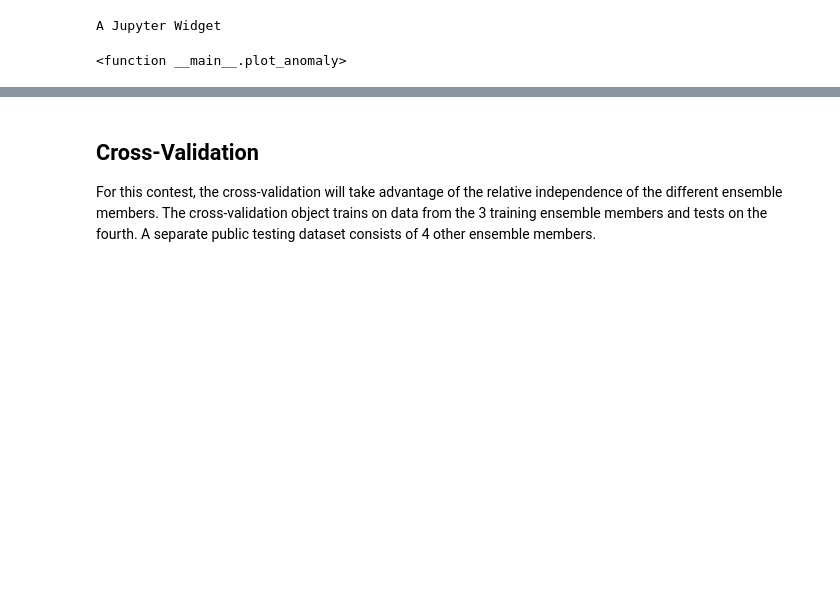
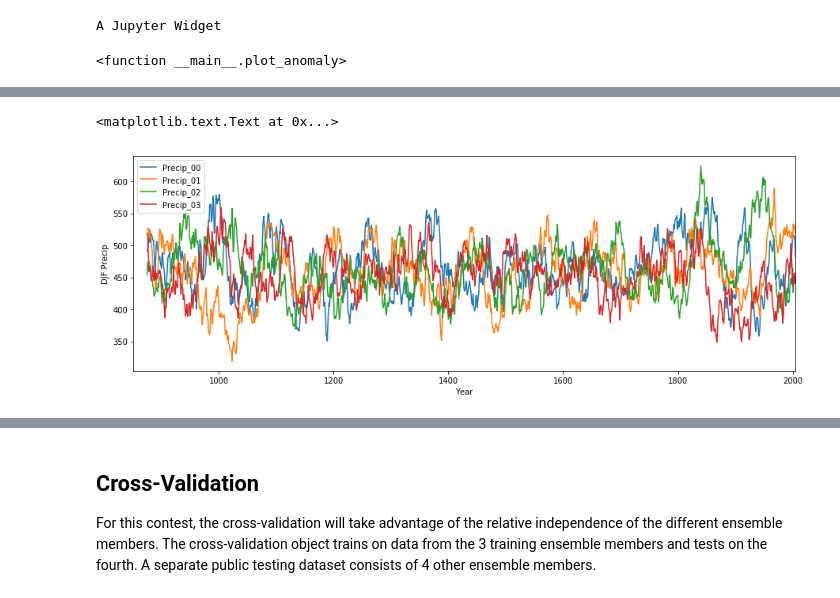
Before and after one commit to ramp-kits/california_rainfall, a Jupyter notebook: california_rainfall_starting_kit.ipynb, the cells around one changed output, grey strips where cells are left out. Cells and saved outputs as stored; diff of their text form; code cells hidden in the pictures; blank space fills up the shorter version.

```diff
--- a/california_rainfall_starting_kit.ipynb
+++ b/california_rainfall_starting_kit.ipynb
@@ -131,0 +142,7 @@ A Jupyter Widget
+# %%
+rain_data = pd.read_csv("data/train_precip.csv", index_col="Year")
+rain_data.rolling(25).mean().plot(figsize=(15, 5))
+plt.ylabel("DJF Precip")
+# %% [output]
+<matplotlib.text.Text at 0x...>
+[figure, added]
```
Also changed, not shown: parts of 20 cells of this notebook, 1 other file.
